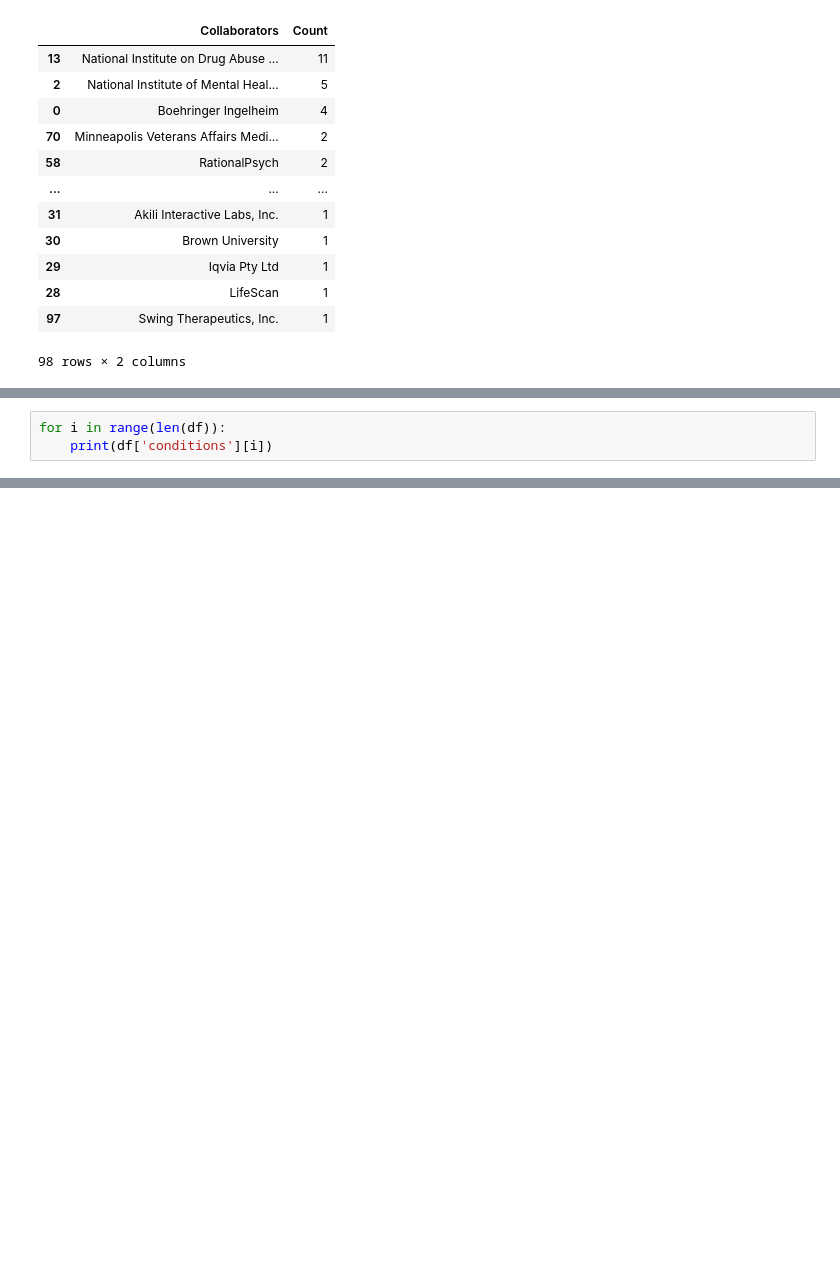
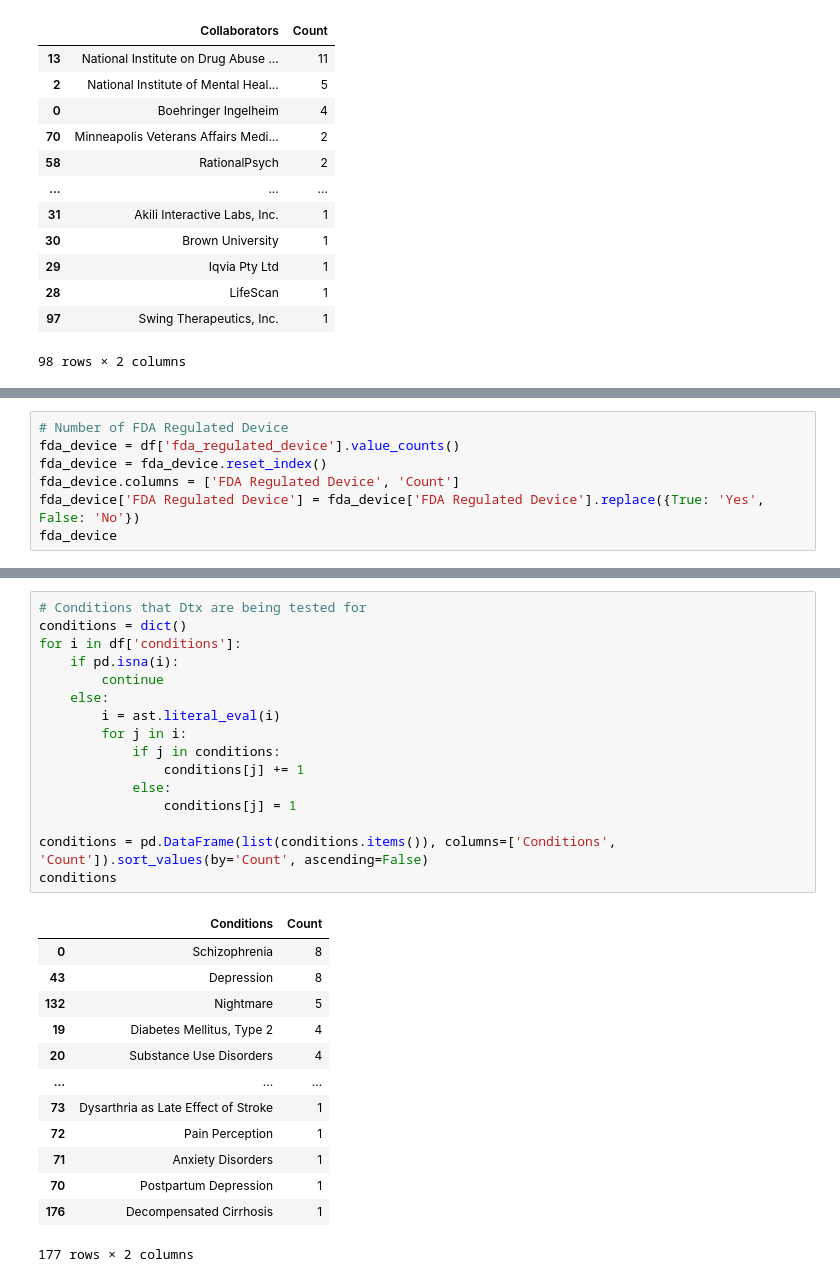
Before and after one commit to UserZetsu/dtx-analysis, a Jupyter notebook: main.ipynb, the cells around one changed output, grey strips where cells are left out. Drawn from its saved outputs; the diff is of its cells as text; blank space fills up the shorter version.

```diff
--- a/main.ipynb
+++ b/main.ipynb
@@ -110,4 +120,8 @@ df['why_stopped'].value_counts()
 # %%
-for i in range(len(df)):
-    print(df['conditions'][i])
+# Number of FDA Regulated Device
+fda_device = df['fda_regulated_device'].value_counts()
+fda_device = fda_device.reset_index()
+fda_device.columns = ['FDA Regulated Device', 'Count']
+fda_device['FDA Regulated Device'] = fda_device['FDA Regulated Device'].replace({True: 'Yes', False: 'No'})
+fda_device
 # %% [output]
@@ -130,0 +144,30 @@ for i in range(len(df)):
+# %%
+# Conditions that Dtx are being tested for
+conditions = dict()
+for i in df['conditions']:
+    if pd.isna(i):
+        continue
+    else:
+        i = ast.literal_eval(i)
+        for j in i:
+            if j in conditions:
+                conditions[j] += 1
+            else:
+                conditions[j] = 1
+
+conditions = pd.DataFrame(list(conditions.items()), columns=['Conditions', 'Count']).sort_values(by='Count', ascending=False)
+conditions
+# %% [output]
+|  | Conditions | Count |
+| 0 | Schizophrenia | 8 |
+| 43 | Depression | 8 |
+| 132 | Nightmare | 5 |
+| 19 | Diabetes Mellitus, Type 2 | 4 |
+| 20 | Substance Use Disorders | 4 |
+| ... | ... | ... |
+| 73 | Dysarthria as Late Effect of Stroke | 1 |
+| 72 | Pain Perception | 1 |
+| 71 | Anxiety Disorders | 1 |
+| 70 | Postpartum Depression | 1 |
+| 176 | Decompensated Cirrhosis | 1 |
+177 rows × 2 columns
```
Also changed, not shown: parts of 5 cells of this notebook, 1 other file.
